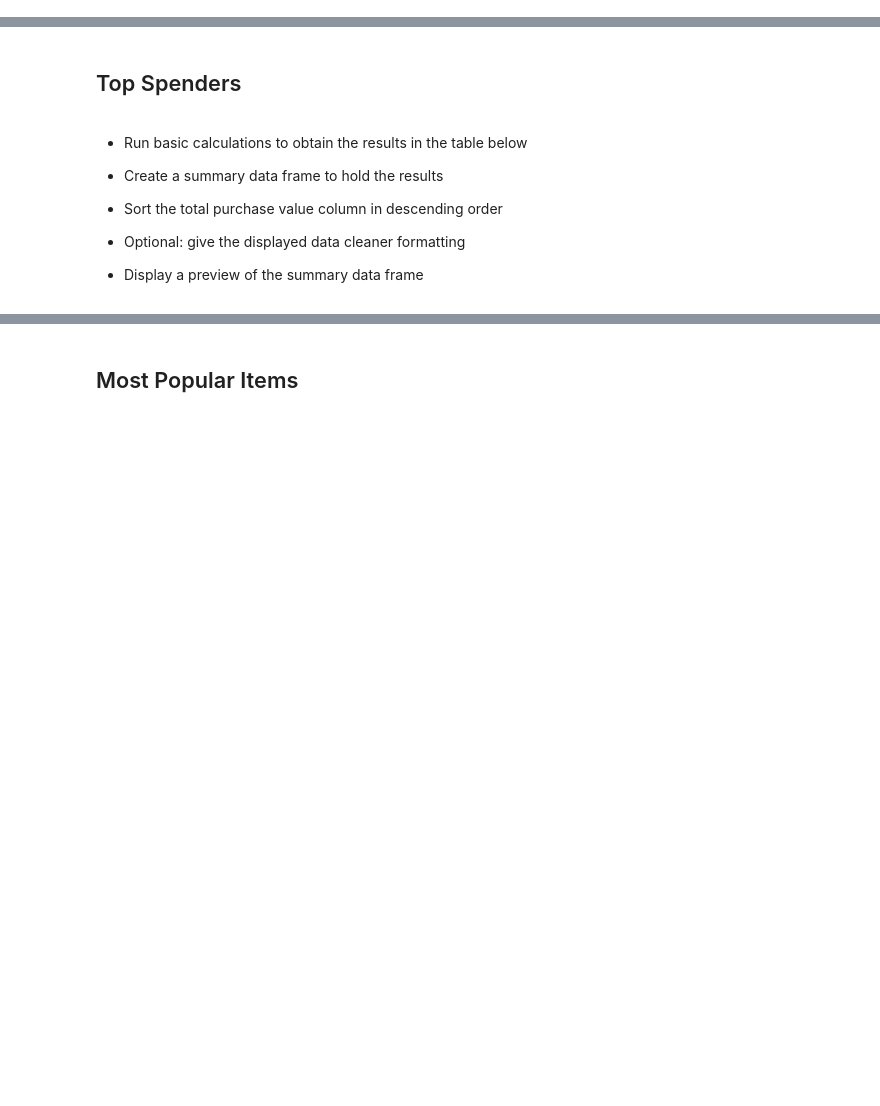
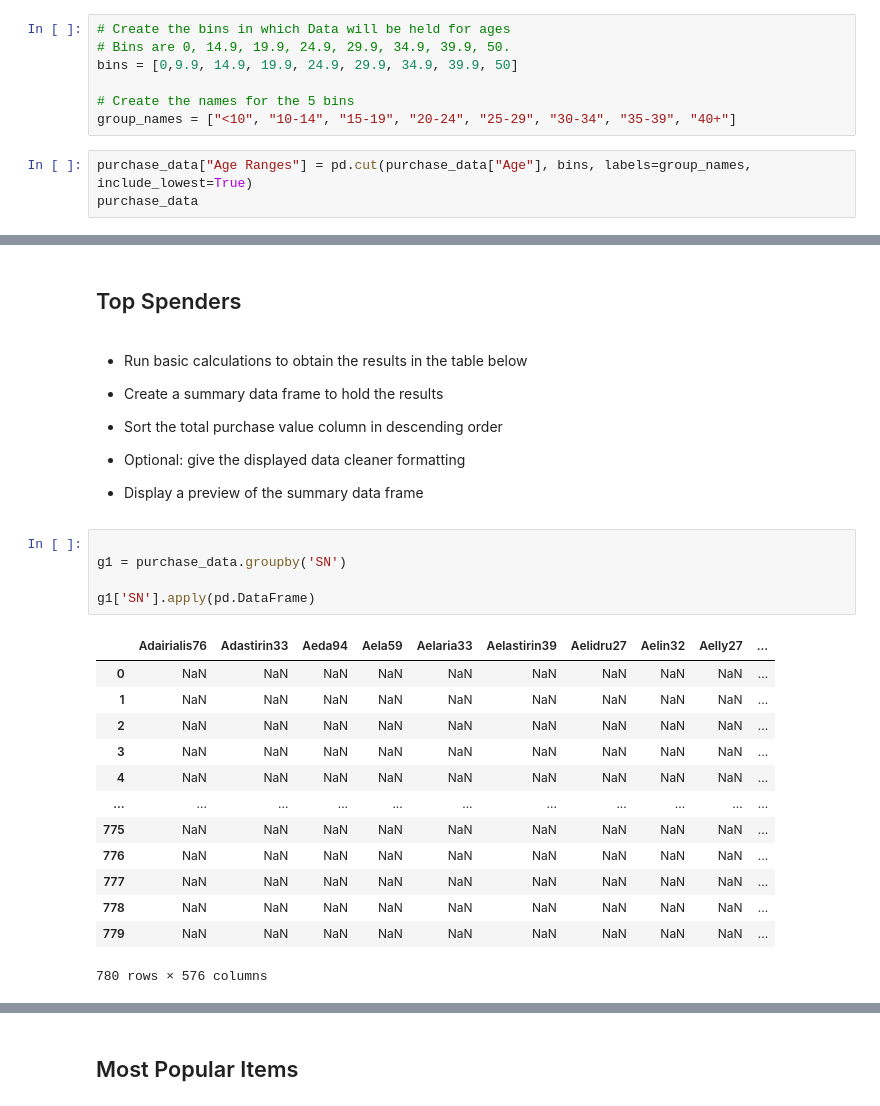
Before and after one commit to AndrewHLau/Pandas-HW, a Jupyter notebook: 04-Pandas/Instructions/HeroesOfPymoli/HeroesOfPymoli_starter.ipynb, the cells around one changed output, grey strips where cells are left out. Saved outputs shown, nothing was run; the diff lists cells and outputs as text; blank space fills up the shorter version.

```diff
--- a/04-Pandas/Instructions/HeroesOfPymoli/HeroesOfPymoli_starter.ipynb
+++ b/04-Pandas/Instructions/HeroesOfPymoli/HeroesOfPymoli_starter.ipynb
@@ -257,3 +278,13 @@ purchase_df
 
 
 * Display Age Demographics Table
+# %%
+# Create the bins in which Data will be held for ages
+# Bins are 0, 14.9, 19.9, 24.9, 29.9, 34.9, 39.9, 50.
+bins = [0,9.9, 14.9, 19.9, 24.9, 29.9, 34.9, 39.9, 50]
+
+# Create the names for the 5 bins
+group_names = ["<10", "10-14", "15-19", "20-24", "25-29", "30-34", "35-39", "40+"]
+# %%
+purchase_data["Age Ranges"] = pd.cut(purchase_data["Age"], bins, labels=group_names, include_lowest=True)
+purchase_data
@@ -289,3 +596,22 @@ purchase_df
 
 
 * Display a preview of the summary data frame
+# %%
+
+g1 = purchase_data.groupby('SN')
+
+g1['SN'].apply(pd.DataFrame)
+# %% [output]
+|  | Adairialis76 | Adastirin33 | Aeda94 | Aela59 | Aelaria33 | Aelastirin39 | Aelidru27 | Aelin32 | Aelly27 | ... |
+| 0 | NaN | NaN | NaN | NaN | NaN | NaN | NaN | NaN | NaN | ... |
+| 1 | NaN | NaN | NaN | NaN | NaN | NaN | NaN | NaN | NaN | ... |
+| 2 | NaN | NaN | NaN | NaN | NaN | NaN | NaN | NaN | NaN | ... |
+| 3 | NaN | NaN | NaN | NaN | NaN | NaN | NaN | NaN | NaN | ... |
+| 4 | NaN | NaN | NaN | NaN | NaN | NaN | NaN | NaN | NaN | ... |
+| ... | ... | ... | ... | ... | ... | ... | ... | ... | ... | ... |
+| 775 | NaN | NaN | NaN | NaN | NaN | NaN | NaN | NaN | NaN | ... |
+| 776 | NaN | NaN | NaN | NaN | NaN | NaN | NaN | NaN | NaN | ... |
+| 777 | NaN | NaN | NaN | NaN | NaN | NaN | NaN | NaN | NaN | ... |
+| 778 | NaN | NaN | NaN | NaN | NaN | NaN | NaN | NaN | NaN | ... |
+| 779 | NaN | NaN | NaN | NaN | NaN | NaN | NaN | NaN | NaN | ... |
+780 rows × 576 columns
```
Also changed, not shown: parts of 45 cells of this notebook, 3 other files.
